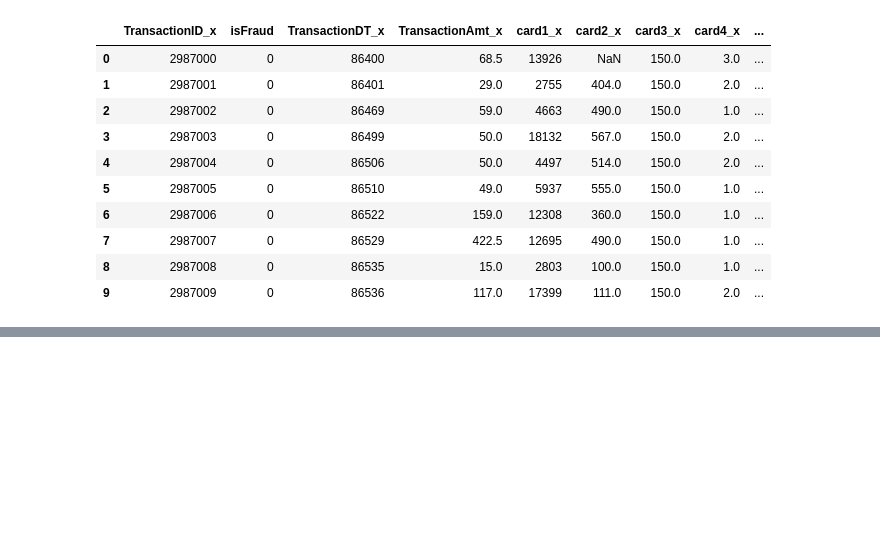
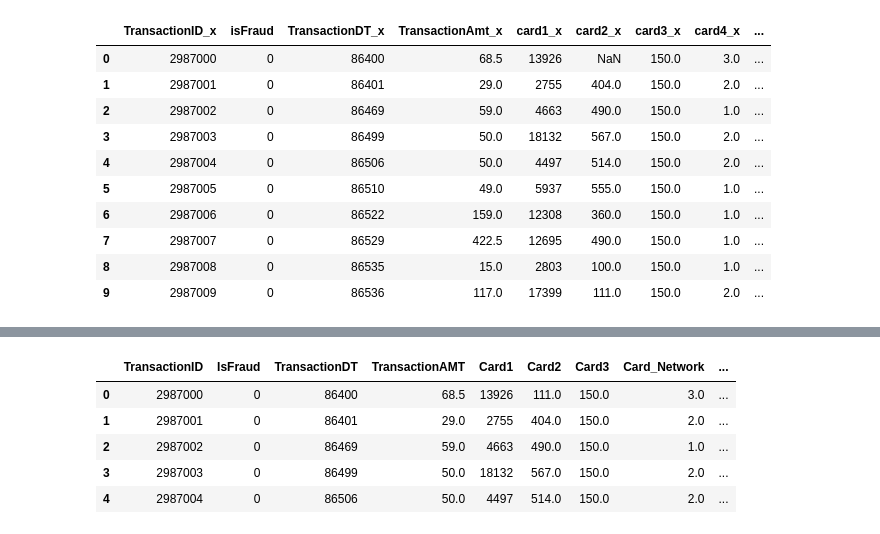
Before and after one commit to Rmccusker86/FraudulentCharges, a Jupyter notebook: Fraud_Charges-Copy1.ipynb, the cells around one changed output, grey strips where cells are left out. Saved outputs shown, nothing was run; the diff lists cells and outputs as text; code cells hidden in the pictures; blank space fills up the shorter version.

```diff
--- a/Fraud_Charges-Copy1.ipynb
+++ b/Fraud_Charges-Copy1.ipynb
@@ -197,0 +237,37 @@ cc_data_complete_df.head(10)
+# %%
+col1=['TransactionID']
+col2=['TransactionID_y']
+
+col3=['TransactionDT']
+col4=['TransactionDT_y']
+
+col5=['TransactionAMT']
+col6=['TransactionAmt_y']
+
+col7=['Card1']
+col8=['card1_y']
+
+col9=['Card2']
+col10=['card2_y']
+
+col11=['Card3']
+col12=['card3_y']
+
+col13=['Card_Network']
+col14=['card4_y']
+
+col15=['Card5']
+col16=['card5_y']
+
+renamed_data_df[col1]=renamed_data_df[col1].combine_first(pd.DataFrame(renamed_data_df[col2].values,columns=col1))
+
+comb_data_df=renamed_data_df.drop(col2, axis=1)
+
+comb_data_df.head()
+# %% [output]
+|  | TransactionID | IsFraud | TransactionDT | TransactionAMT | Card1 | Card2 | Card3 | Card_Network | ... |
+| 0 | 2987000 | 0 | 86400 | 68.5 | 13926 | 111.0 | 150.0 | 3.0 | ... |
+| 1 | 2987001 | 0 | 86401 | 29.0 | 2755 | 404.0 | 150.0 | 2.0 | ... |
+| 2 | 2987002 | 0 | 86469 | 59.0 | 4663 | 490.0 | 150.0 | 1.0 | ... |
+| 3 | 2987003 | 0 | 86499 | 50.0 | 18132 | 567.0 | 150.0 | 2.0 | ... |
+| 4 | 2987004 | 0 | 86506 | 50.0 | 4497 | 514.0 | 150.0 | 2.0 | ... |
```
Also changed, not shown: parts of 11 cells of this notebook.
